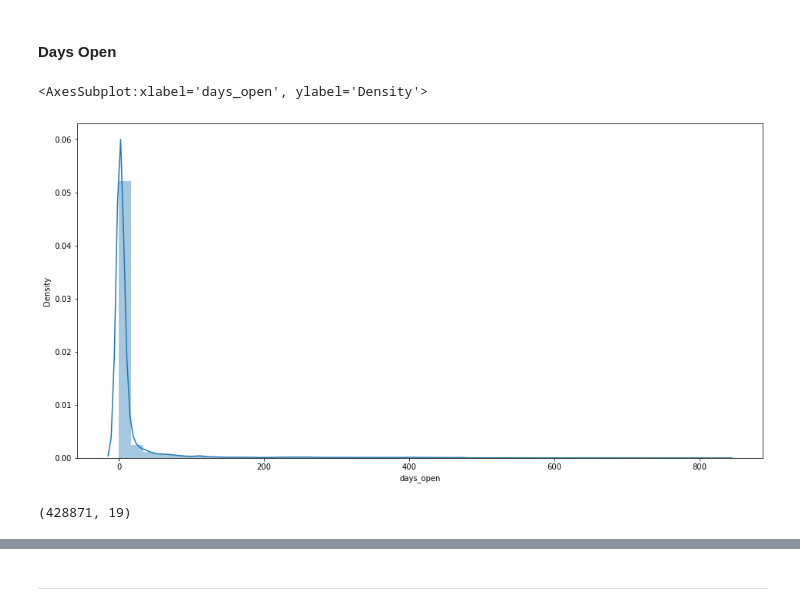
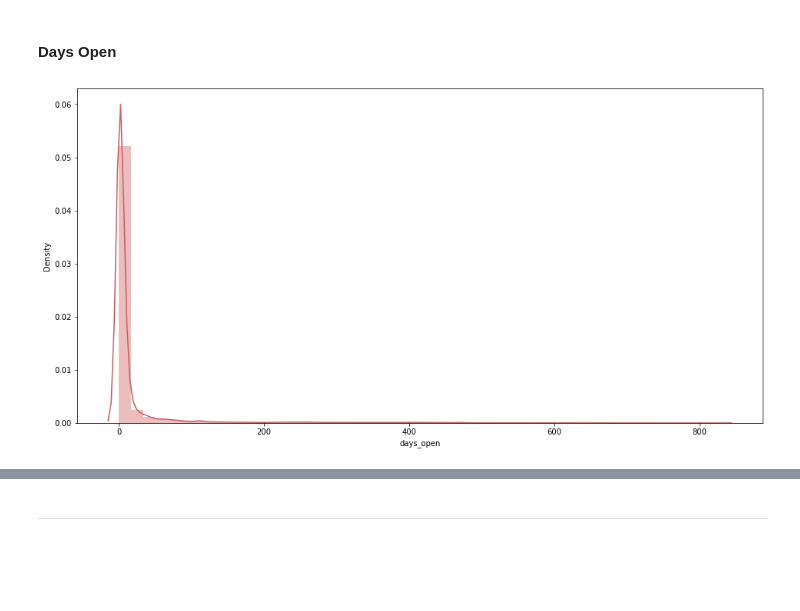
Before and after one commit to 3-1-1-Codeup/project, a Jupyter notebook: workbooks/caitlyn/explore.ipynb, the cells around one changed output, grey strips where cells are left out. Drawn from its saved outputs; the diff is of its cells as text; code cells hidden in the pictures; blank space fills up the shorter version.

```diff
--- a/workbooks/caitlyn/explore.ipynb
+++ b/workbooks/caitlyn/explore.ipynb
@@ -109,11 +114,7 @@ ___
 #### Days Open
 # %%
 plt.figure(figsize=(16,8))
-sns.distplot(df.days_open)
+sns.distplot(df.days_open, color='indianred')
+plt.show()
 # %% [output]
-<AxesSubplot:xlabel='days_open', ylabel='Density'>
-[figure, old version]
+[figure, new version]
-# %%
-df.shape
-# %% [output]
-(428871, 19)
```
Also changed, not shown: parts of 19 cells of this notebook.
